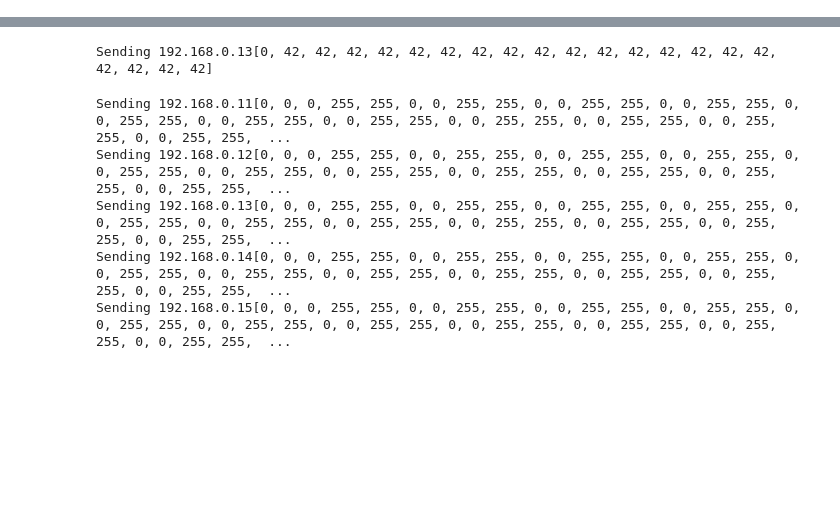
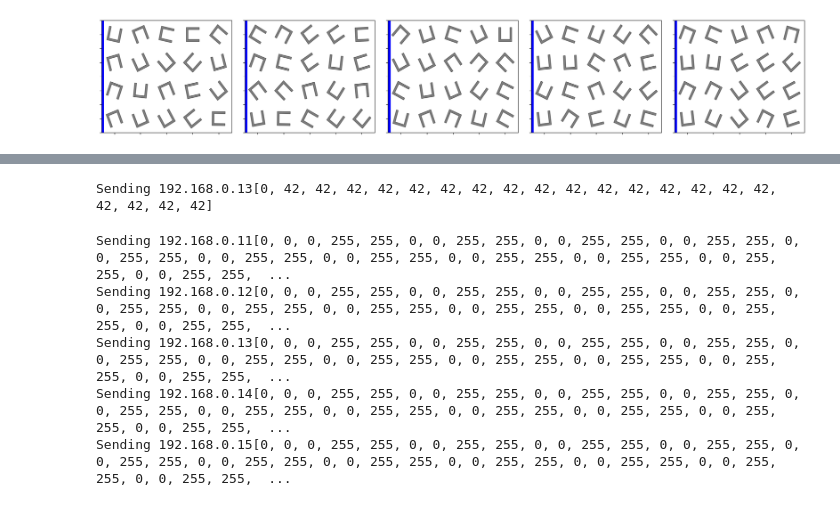
Before and after one commit to meguia/scr, a Jupyter notebook: Catedral_2.ipynb, the cells around one changed output, grey strips where cells are left out. Saved outputs shown, nothing was run; the diff lists cells and outputs as text; code cells hidden in the pictures; blank space fills up the shorter version.

```diff
--- a/Catedral_2.ipynb
+++ b/Catedral_2.ipynb
@@ -4,3 +10,7 @@ import control_readconfig as ctrl
+# %%
+ctrl.plot_configh(51)
+# %% [output]
+[figure, added]
 # %%
 ctrl.send_conf(2,nmod=0,tipo='vel')
 ctrl.send_conf(2,nmod=0,tipo='acl')
```
Also changed, not shown: parts of 12 cells of this notebook, 2 other files.
